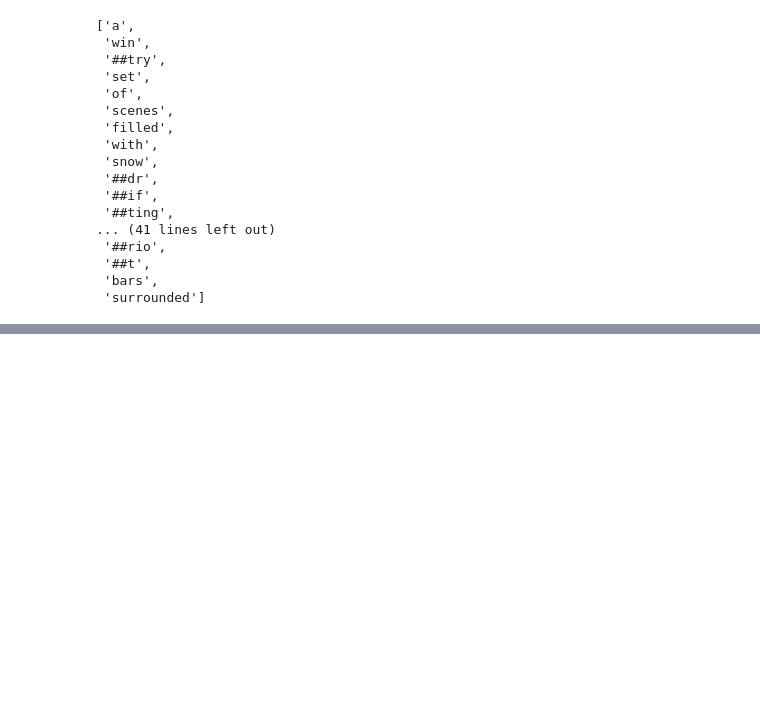
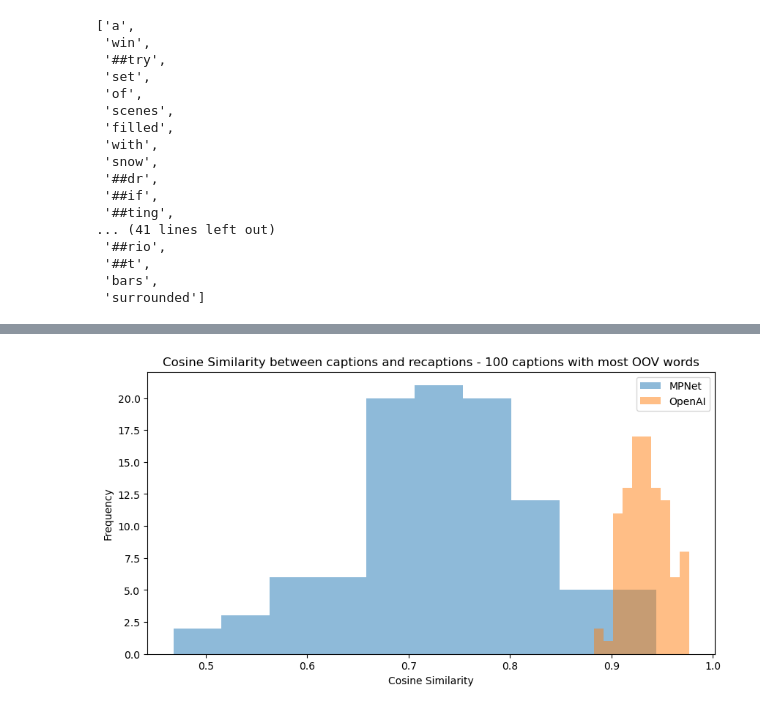
Before and after one commit to imartinf/multimemo, a Jupyter notebook: notebooks/1-imartinf-language-analysis.ipynb, the cells around one changed output, grey strips where cells are left out. Cells and saved outputs as stored; diff of their text form; code cells hidden in the pictures; blank space fills up the shorter version.

Commit message:
add: text metrics analysis

```diff
--- a/notebooks/1-imartinf-language-analysis.ipynb
+++ b/notebooks/1-imartinf-language-analysis.ipynb
@@ -211,0 +297,11 @@ tokenizer.tokenize(highest_oov_recaptions['recaptions'].values[0])
+# %%
+# Get the tokens for the 10 most common OOV words in the captions in a dictionary
+oov_words_re = oov_words_recaptions.most_common(20)
+oov_tokens_re = {}
+for oov_word, _ in tqdm(oov_words_re):
+    tokens = tokenizer.tokenize(oov_word)
+    if len(tokens) > 1:
+        tokens = [token for token in tokens if token not in ['[UNK]', '[PAD]']]
+    if len(tokens) > 0:
+        oov_tokens_re[oov_word] = tokens
+oov_tokens_re
@@ -211,0 +329,10 @@ tokenizer.tokenize(highest_oov_recaptions['recaptions'].values[0])
+# %%
+# Get the recaptions with most OOV words and compute cosine similarity to the original caption
+
+cosine_sim_metric = CosineSimilarity(model, tokenizer, device)
+
+for _,row in data_exp.sort_values(by='caption_oov_words', ascending=False).head(10).iterrows():
+    print(f"Original caption: {row['captions']}")
+    print(f"Recaption: {row['recaptions']}")
+    print(f"Cosine similarity: {cosine_sim_metric.get_metric([row['captions']], [row['recaptions']])[0][0]}")
+    print()
@@ -211,0 +361,8 @@ tokenizer.tokenize(highest_oov_recaptions['recaptions'].values[0])
+# %%
+cosine_sim_metric_openai = CosineSimilarity("text-embedding-ada-002", tokenizer, device)
+
+for _,row in data_exp.sort_values(by='caption_oov_words', ascending=False).head(10).iterrows():
+    print(f"Original caption: {row['captions']}")
+    print(f"Recaption: {row['recaptions']}")
+    print(f"Cosine similarity: {cosine_sim_metric_openai.get_metric([row['captions']], [row['recaptions']])[0][0]}")
+    print()
@@ -211,0 +387,6 @@ tokenizer.tokenize(highest_oov_recaptions['recaptions'].values[0])
+# %%
+df = data_exp.sort_values(by='caption_oov_words', ascending=False).head(100)
+df['cosine_sim_mpnet'] = df.progress_apply(lambda row: cosine_sim_metric.get_metric(row['recaptions'], row['captions'])[0][0], axis=1)
+df['cosine_sim_openai'] = df.progress_apply(lambda row: cosine_sim_metric_openai.get_metric(row['recaptions'], row['captions'])[0][0], axis=1)
+
+df
@@ -211,0 +418,12 @@ tokenizer.tokenize(highest_oov_recaptions['recaptions'].values[0])
+# %%
+# Plot an overimposed histogram of the cosine similarities per MPNet and OpenAI
+plt.figure(figsize=(10, 5))
+plt.hist(df['cosine_sim_mpnet'], bins=10, alpha=0.5, label='MPNet')
+plt.hist(df['cosine_sim_openai'], bins=10, alpha=0.5, label='OpenAI')
+plt.legend(loc='upper right')
+plt.title('Cosine Similarity between captions and recaptions - 100 captions with most OOV words')
+plt.xlabel('Cosine Similarity')
+plt.ylabel('Frequency')
+plt.show()
+# %% [output]
+[figure, added]
```
Also changed, not shown: parts of 22 cells of this notebook, 5 other files.
